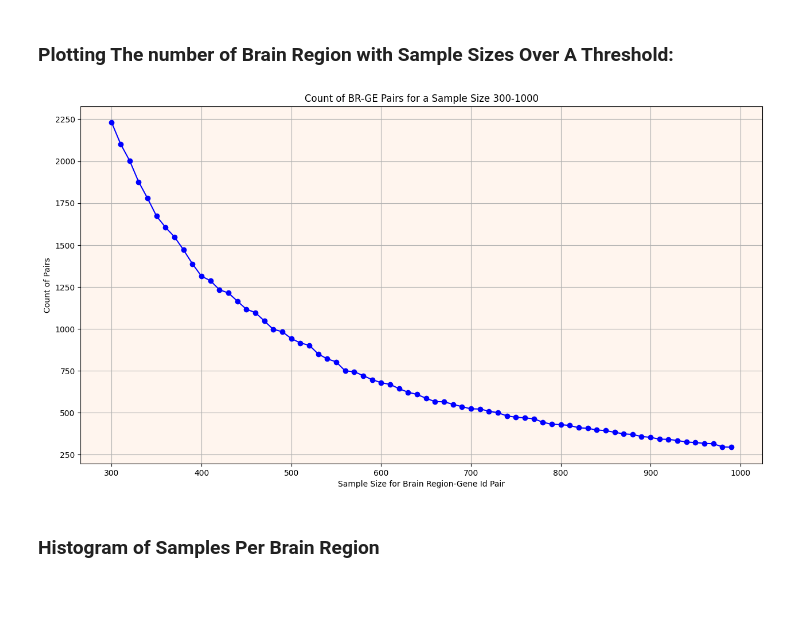
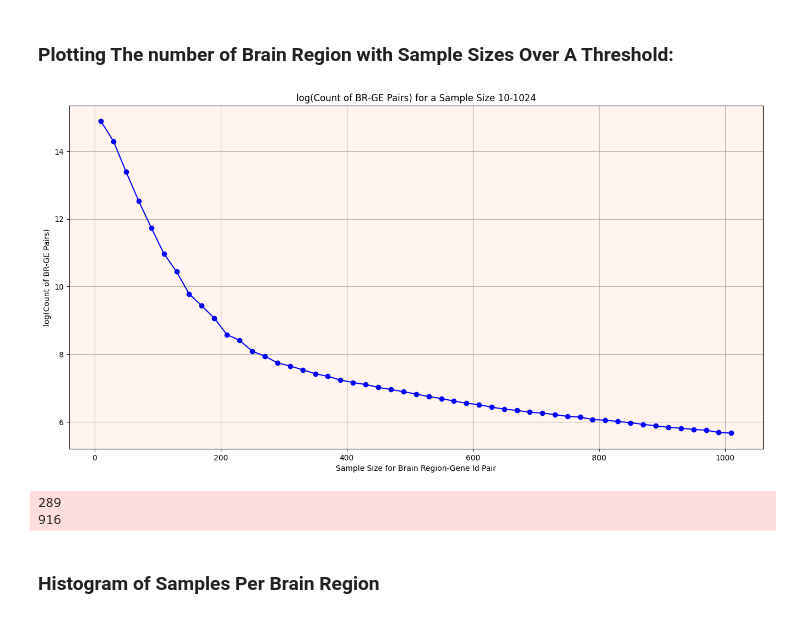
Before and after one commit to KarimIbrahim11/Gene-Expression-Analysis, a Jupyter notebook: notebooks/CS_01_First Analysis.ipynb, the cells around one changed output. Drawn from its saved outputs; the diff is of its cells as text; code cells hidden in the pictures.

```diff
--- a/notebooks/CS_01_First Analysis.ipynb
+++ b/notebooks/CS_01_First Analysis.ipynb
@@ -156,11 +156,19 @@ meta_donor_df.head(5)
 # %% [markdown]
 ### Plotting The number of Brain Region with Sample Sizes Over A Threshold:
 # %%
-count_per_threshold= get_br_ge_count_above_sample_size(meta_donor_df, 300, 1000,10)
-plot_values(range(300, 1000,10),count_per_threshold, plot_title="Count of BR-GE Pairs for a Sample Size 300-1000",
-            x_title="Sample Size for Brain Region-Gene Id Pair", y_title="Count of Pairs", save=True)
+count_per_threshold= get_br_ge_count_above_sample_size(meta_donor_df, 10, 1024,20)
+plot_values(range( 10, 1024,20),np.log(count_per_threshold), plot_title="log(Count of BR-GE Pairs) for a Sample Size 10-1024",
+            x_title="Sample Size for Brain Region-Gene Id Pair", y_title="log(Count of BR-GE Pairs)", save=True)
 # %% [output]
-[figure, old version]
+[figure, new version]
+# %%
+_512_count = count_per_threshold[len(count_per_threshold)-1]
+_256_count = count_per_threshold[0]
+logger.info(_512_count)
+logger.info(_256_count)
+# %% [output]
+289
+916
 # %% [markdown]
 ### Histogram of Samples Per Brain Region
 # %%
```
Also changed, not shown: 5 other files.
